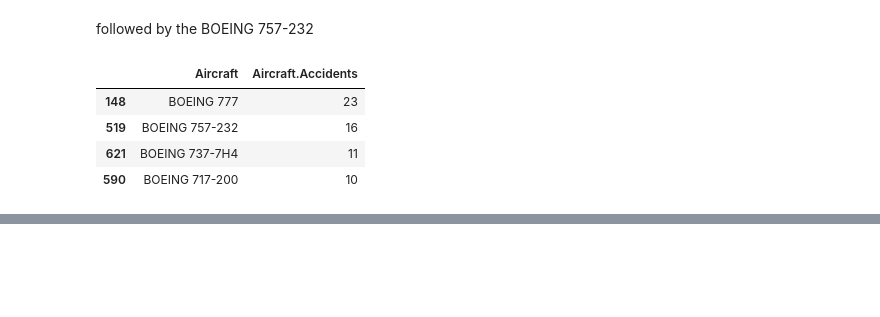
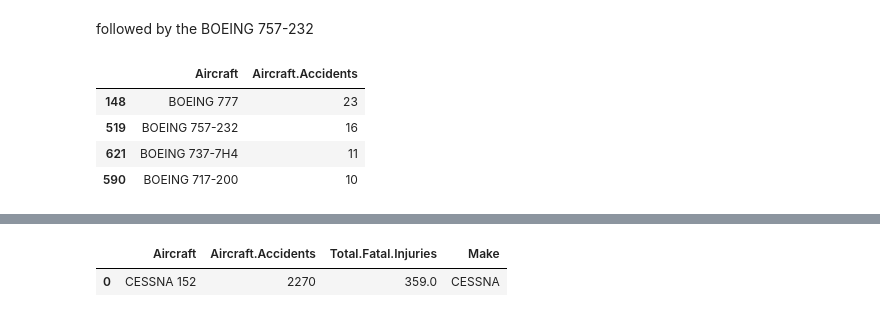
Before and after one commit to justmawi-dot/phaseONEproject, a Jupyter notebook: student.ipynb, the cells around one changed output, grey strips where cells are left out. Cells and saved outputs as stored; diff of their text form; code cells hidden in the pictures; blank space fills up the shorter version.

```diff
--- a/student.ipynb
+++ b/student.ipynb
@@ -519,0 +504,5 @@ largecap_df.to_csv("large_capacity.csv", index=False)
+# %%
+private_merged_df[private_merged_df['Total.Uninjured'] == 2308][['Aircraft', 'Aircraft.Accidents', 'Total.Fatal.Injuries', 'Make']]
+# %% [output]
+|  | Aircraft | Aircraft.Accidents | Total.Fatal.Injuries | Make |
+| 0 | CESSNA 152 | 2270 | 359.0 | CESSNA |
```
Also changed, not shown: parts of 49 cells of this notebook, 4 other files.
